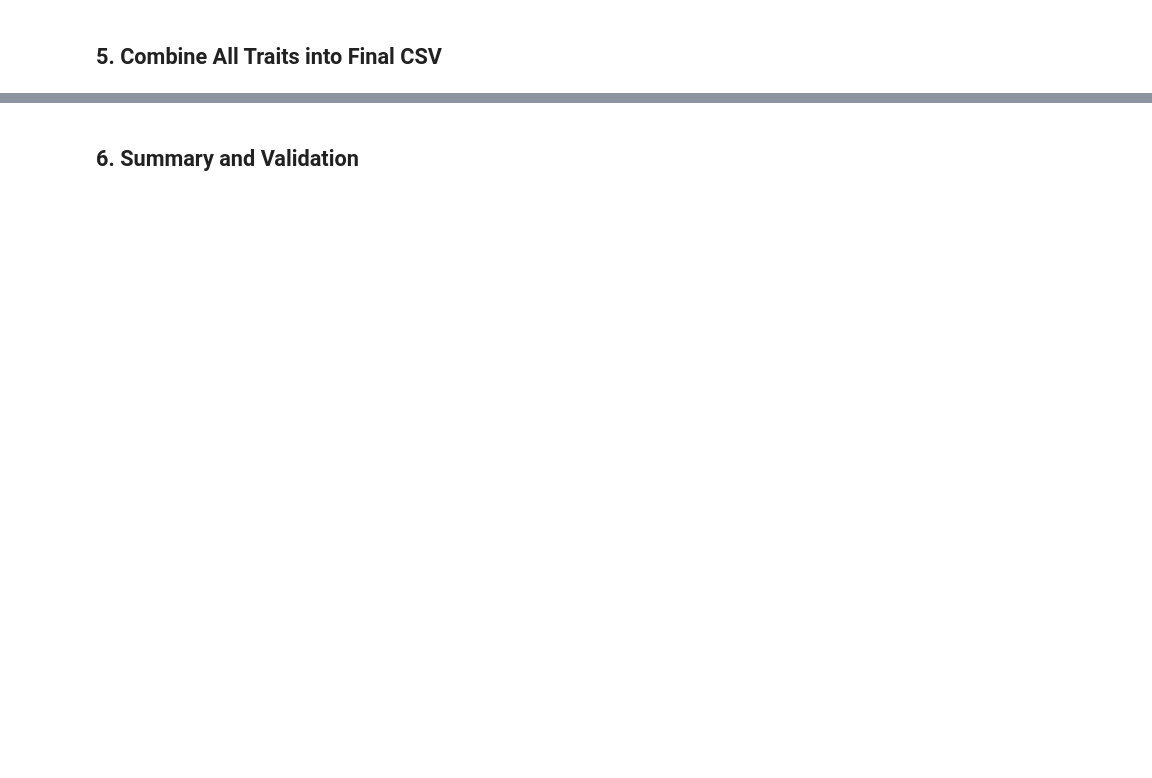
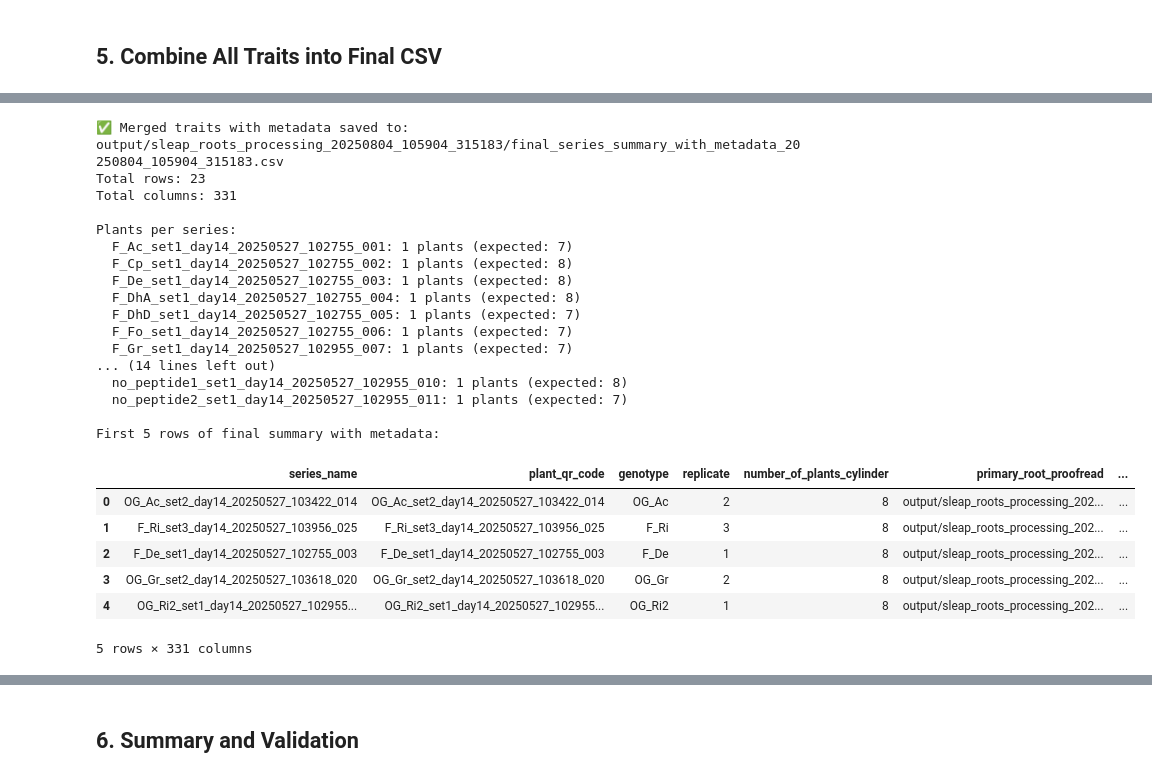
Before and after one commit to talmolab/sleap-vizmo, a Jupyter notebook: sleap_roots_processing.ipynb, the cells around one changed output, grey strips where cells are left out. Drawn from its saved outputs; the diff is of its cells as text; code cells hidden in the pictures; blank space fills up the shorter version.

```diff
--- a/sleap_roots_processing.ipynb
+++ b/sleap_roots_processing.ipynb
@@ -349,0 +342,20 @@ else:
+# %%
+# Combine all individual CSV files using the utility function
+# This creates a single CSV with summary statistics for all series
+series_summary_df = combine_trait_csvs(output_dir, timestamp=timestamp)
+
+if series_summary_df is not None:
+    # Display first few rows
+    print("\nFirst 5 rows of series summary dataframe:")
+    display(series_summary_df.head())
+
+    # Check unique series
+    print(f"\nUnique series in data: {series_summary_df['series_name'].nunique()}")
+    print(f"Summary statistics per series (each row = 1 series):")
+    print(series_summary_df['series_name'].value_counts().sort_index())
+
+    # Note: This dataframe contains SUMMARY STATISTICS (min/max/mean/etc)
+    # for each series, not individual plant measurements
+    print("\nNote: Each row represents summary statistics for one series (multiple plants)")
+else:
+    print("No series summary data available")
@@ -349,0 +408,59 @@ else:
+# %%
+# Merge the series summary statistics with expected counts to have all metadata in one place
+if series_summary_df is not None and len(series_summary_df) > 0:
+    final_summary_df = merge_traits_with_expected_counts(
+        traits_df=series_summary_df,
+        expected_count_df=expected_count_df,
+        output_dir=output_dir,
+        timestamp=timestamp
+    )
+
+    # Display the first few rows of the merged data
+    print("\nFirst 5 rows of final summary with metadata:")
+    display(final_summary_df.head())
+
+    # Show which columns we have
+    print(f"\nFinal summary dataframe columns ({len(final_summary_df.columns)} total):")
+    print("Metadata columns:")
+    for col in ['series_name', 'plant_qr_code', 'genotype', 'replicate',
+                'number_of_plants_cylinder', 'primary_root_proofread', 'lateral_root_proofread']:
+        if col in final_summary_df.columns:
+            print(f"  - {col}")
+
+    print("\nSummary statistic columns (first 10):")
+    stat_cols = [col for col in final_summary_df.columns if col not in
+                  ['series_name', 'plant_qr_code', 'genotype', 'replicate',
+                   'number_of_plants_cylinder', 'primary_root_proofread', 'lateral_root_proofread']]
+    for col in stat_cols[:10]:
+        print(f"  - {col}")
+    if len(stat_cols) > 10:
+        print(f"  ... and {len(stat_cols) - 10} more summary statistic columns")
+
+    print("\n📌 This is the FINAL OUTPUT: Summary statistics for each series with all metadata")
+else:
+    print("No series summary data available to merge with expected counts")
+# %% [output]
+✅ Merged traits with metadata saved to: output/sleap_roots_processing_20250804_105904_315183/final_series_summary_with_metadata_20250804_105904_315183.csv
+Total rows: 23
+Total columns: 331
+
+Plants per series:
+  F_Ac_set1_day14_20250527_102755_001: 1 plants (expected: 7)
+  F_Cp_set1_day14_20250527_102755_002: 1 plants (expected: 8)
+  F_De_set1_day14_20250527_102755_003: 1 plants (expected: 8)
+  F_DhA_set1_day14_20250527_102755_004: 1 plants (expected: 8)
+  F_DhD_set1_day14_20250527_102755_005: 1 plants (expected: 7)
+  F_Fo_set1_day14_20250527_102755_006: 1 plants (expected: 7)
+  F_Gr_set1_day14_20250527_102955_007: 1 plants (expected: 7)
+... (14 lines left out)
+  no_peptide1_set1_day14_20250527_102955_010: 1 plants (expected: 8)
+  no_peptide2_set1_day14_20250527_102955_011: 1 plants (expected: 7)
+
+First 5 rows of final summary with metadata:
+|  | series_name | plant_qr_code | genotype | replicate | number_of_plants_cylinder | primary_root_proofread | ... |
+| 0 | OG_Ac_set2_day14_20250527_103422_014 | OG_Ac_set2_day14_20250527_103422_014 | OG_Ac | 2 | 8 | output/sleap_roots_processing_202... | ... |
+| 1 | F_Ri_set3_day14_20250527_103956_025 | F_Ri_set3_day14_20250527_103956_025 | F_Ri | 3 | 8 | output/sleap_roots_processing_202... | ... |
+| 2 | F_De_set1_day14_20250527_102755_003 | F_De_set1_day14_20250527_102755_003 | F_De | 1 | 8 | output/sleap_roots_processing_202... | ... |
+| 3 | OG_Gr_set2_day14_20250527_103618_020 | OG_Gr_set2_day14_20250527_103618_020 | OG_Gr | 2 | 8 | output/sleap_roots_processing_202... | ... |
+| 4 | OG_Ri2_set1_day14_20250527_102955... | OG_Ri2_set1_day14_20250527_102955... | OG_Ri2 | 1 | 8 | output/sleap_roots_processing_202... | ... |
+5 rows × 331 columns
```
Also changed, not shown: parts of 22 cells of this notebook.
